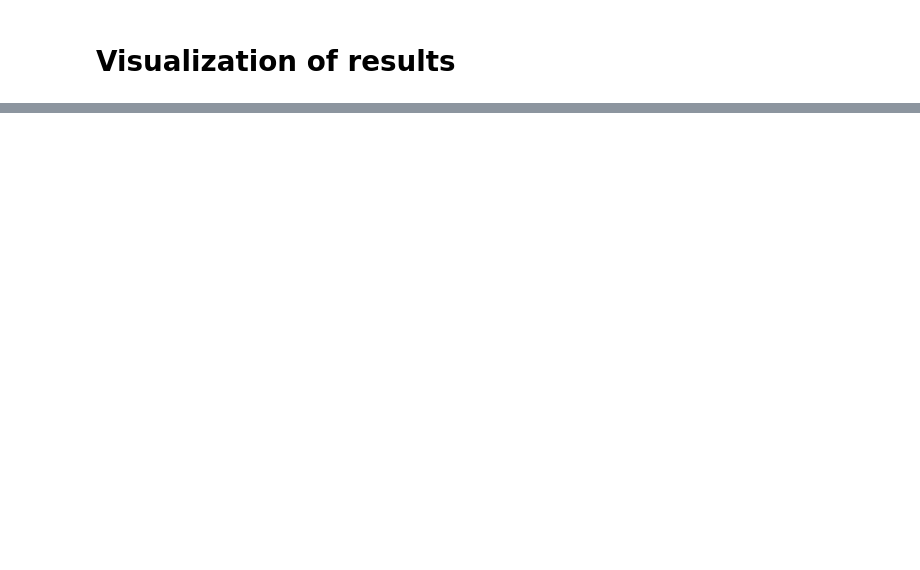
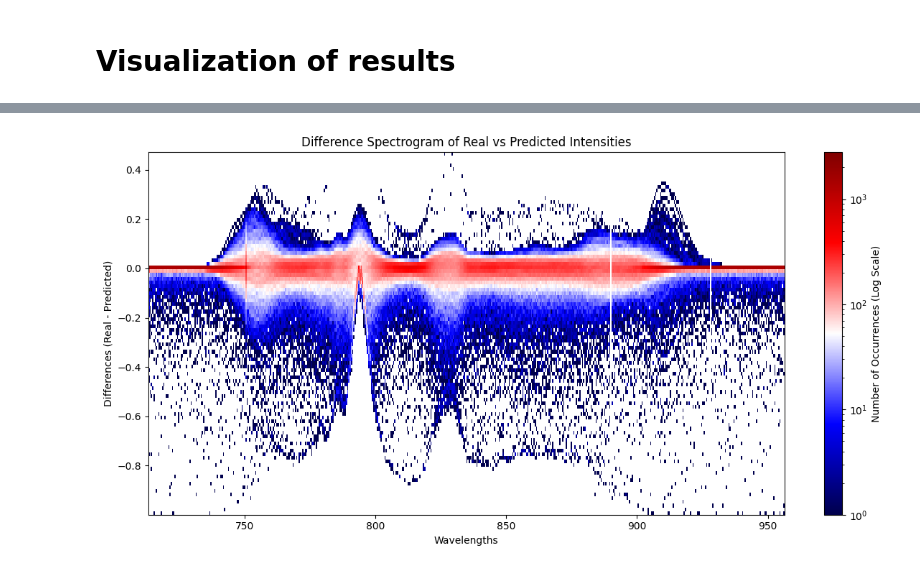
Before and after one commit to akapitanova/master_thesis, a Jupyter notebook: src/evaluate_cut_ends.ipynb, the cells around one changed output, grey strips where cells are left out. Cells and saved outputs as stored; diff of their text form; code cells hidden in the pictures; blank space fills up the shorter version.

```diff
--- a/src/evaluate_cut_ends.ipynb
+++ b/src/evaluate_cut_ends.ipynb
@@ -165,0 +218,7 @@ create_spectrogram(wavelengths, x_real, label="Spectrogram of Intensities by Wav
+# %%
+create_difference_spectrogram(wavelengths,
+                              x_real,
+                              predictions,
+                              label="Difference Spectrogram of Real vs Predicted Intensities")
+# %% [output]
+[figure, added]
```
Also changed, not shown: parts of 26 cells of this notebook, 2 other files.
